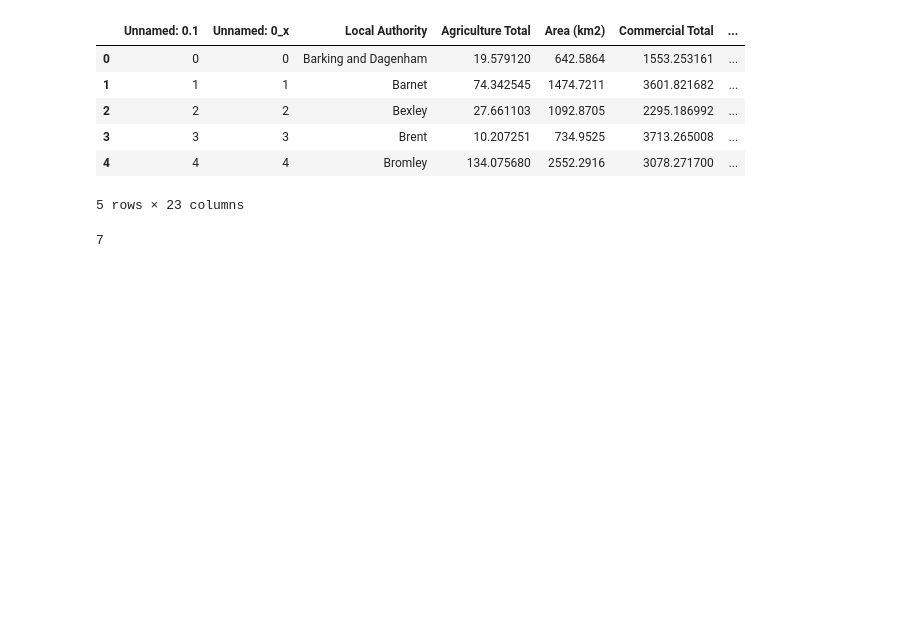
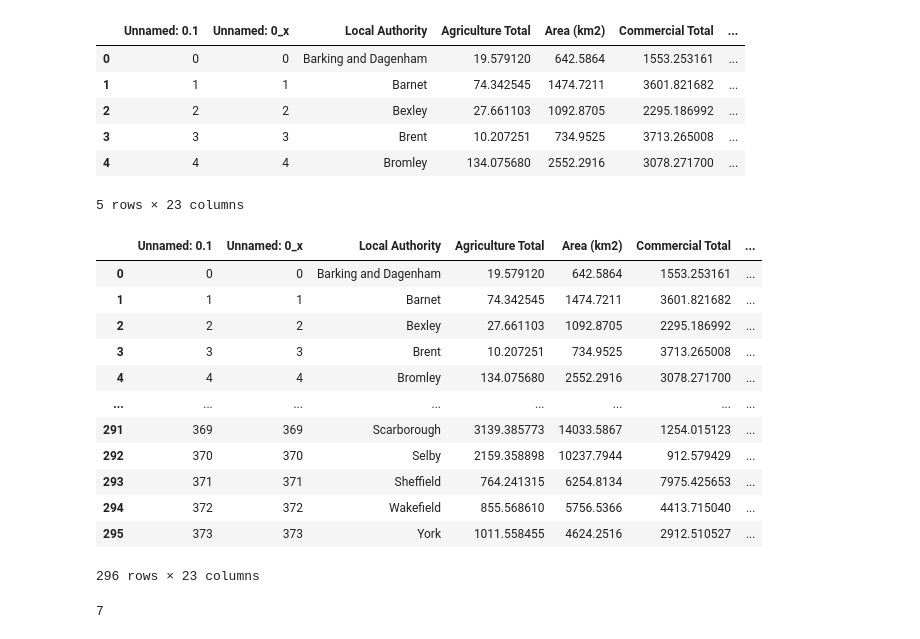
Before and after one commit to OlajideFemi/Carbon-Footprint, a Jupyter notebook: Untitled9.ipynb, the cells around one changed output. Drawn from its saved outputs; the diff is of its cells as text; code cells hidden in the pictures; blank space fills up the shorter version.

```diff
--- a/Untitled9.ipynb
+++ b/Untitled9.ipynb
@@ -318,6 +382,22 @@ filtered_gdf_.head()
 | 3 | 3 | 3 | Brent | 10.207251 | 734.9525 | 3713.265008 | ... |
 | 4 | 4 | 4 | Bromley | 134.075680 | 2552.2916 | 3078.271700 | ... |
 5 rows × 23 columns
+# %%
+merged_df
+# %% [output]
+|  | Unnamed: 0.1 | Unnamed: 0_x | Local Authority | Agriculture Total | Area (km2) | Commercial Total | ... |
+| 0 | 0 | 0 | Barking and Dagenham | 19.579120 | 642.5864 | 1553.253161 | ... |
+| 1 | 1 | 1 | Barnet | 74.342545 | 1474.7211 | 3601.821682 | ... |
+| 2 | 2 | 2 | Bexley | 27.661103 | 1092.8705 | 2295.186992 | ... |
+| 3 | 3 | 3 | Brent | 10.207251 | 734.9525 | 3713.265008 | ... |
+| 4 | 4 | 4 | Bromley | 134.075680 | 2552.2916 | 3078.271700 | ... |
+| ... | ... | ... | ... | ... | ... | ... | ... |
+| 291 | 369 | 369 | Scarborough | 3139.385773 | 14033.5867 | 1254.015123 | ... |
+| 292 | 370 | 370 | Selby | 2159.358898 | 10237.7944 | 912.579429 | ... |
+| 293 | 371 | 371 | Sheffield | 764.241315 | 6254.8134 | 7975.425653 | ... |
+| 294 | 372 | 372 | Wakefield | 855.568610 | 5756.5366 | 4413.715040 | ... |
+| 295 | 373 | 373 | York | 1011.558455 | 4624.2516 | 2912.510527 | ... |
+296 rows × 23 columns
 # %%
 #Count number of distinct elements in specified axis.
 filtered_gdf_['clusters'].nunique()
```
Also changed, not shown: parts of 18 cells of this notebook.
